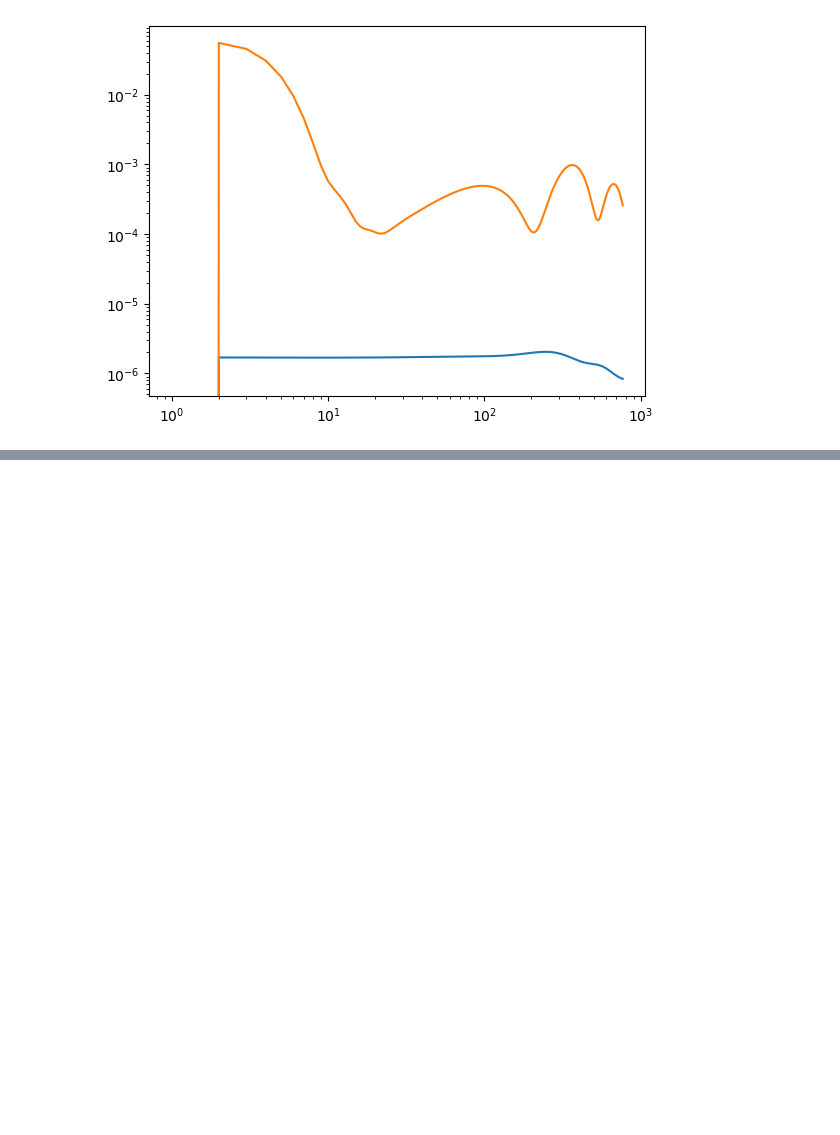
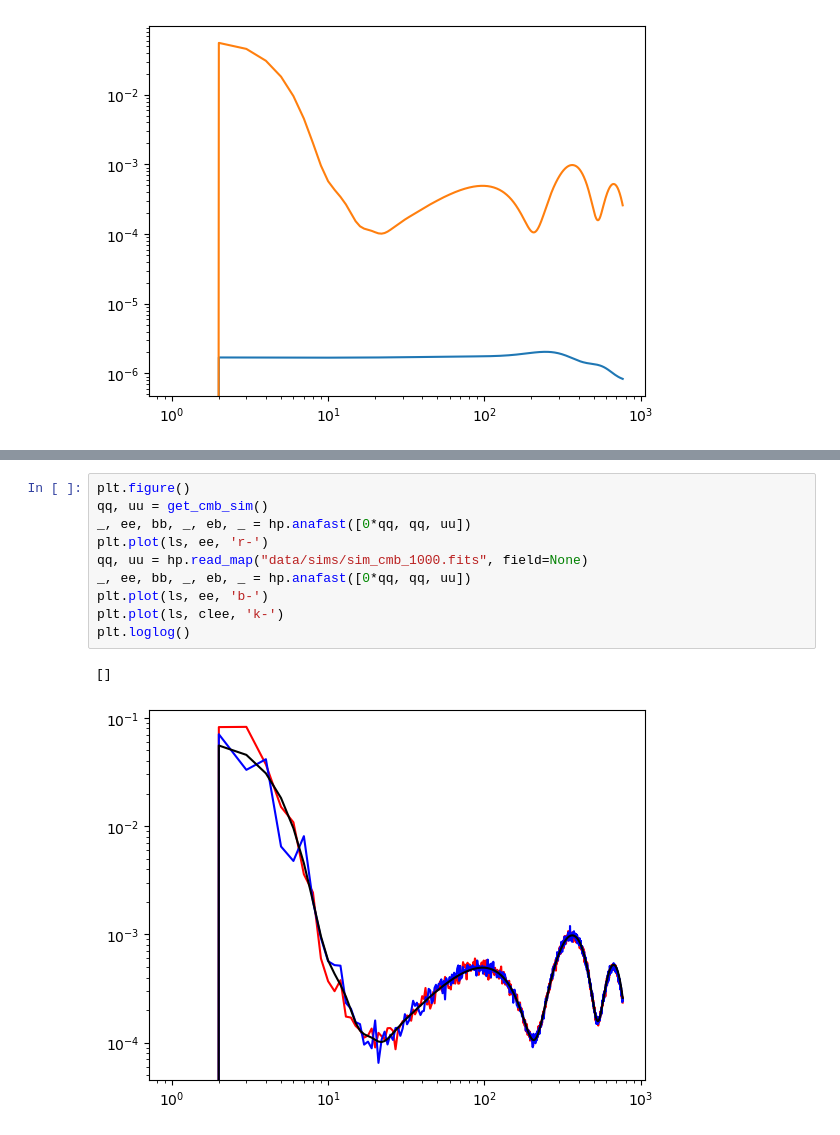
Before and after one commit to simonsobs/Curlicast, a Jupyter notebook: covariance_validation/Simulator.ipynb, the cells around one changed output, grey strips where cells are left out. Cells and saved outputs as stored; diff of their text form; blank space fills up the shorter version.

```diff
--- a/covariance_validation/Simulator.ipynb
+++ b/covariance_validation/Simulator.ipynb
@@ -112,0 +58,13 @@ plt.loglog()
+# %%
+plt.figure()
+qq, uu = get_cmb_sim()
+_, ee, bb, _, eb, _ = hp.anafast([0*qq, qq, uu])
+plt.plot(ls, ee, 'r-')
+qq, uu = hp.read_map("data/sims/sim_cmb_1000.fits", field=None)
+_, ee, bb, _, eb, _ = hp.anafast([0*qq, qq, uu])
+plt.plot(ls, ee, 'b-')
+plt.plot(ls, clee, 'k-')
+plt.loglog()
+# %% [output]
+[]
+[figure, added]
```
Also changed, not shown: parts of 10 cells of this notebook, 5 other files.
